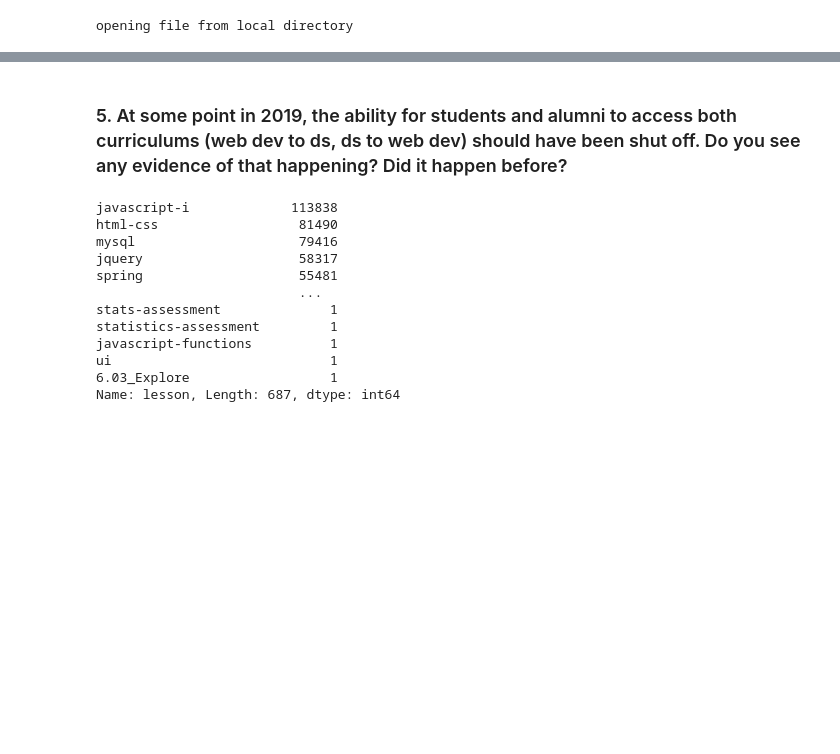
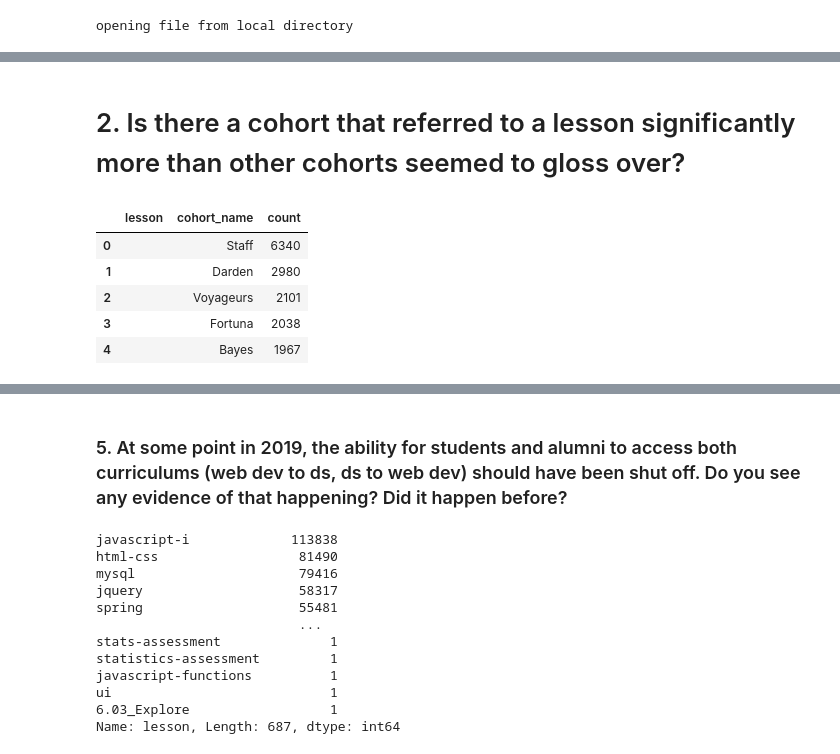
Before and after one commit to Adam-Harris87/anomaly-detection-exercises, a Jupyter notebook: anomaly_detection_exercise.ipynb, the cells around one changed output, grey strips where cells are left out. Drawn from its saved outputs; the diff is of its cells as text; code cells hidden in the pictures; blank space fills up the shorter version.

```diff
--- a/anomaly_detection_exercise.ipynb
+++ b/anomaly_detection_exercise.ipynb
@@ -28,0 +79,2 @@ traffic
+# %% [markdown]
+# 2. Is there a cohort that referred to a lesson significantly more than other cohorts seemed to gloss over?
@@ -28,0 +85,9 @@ traffic
+# %%
+lesson_df1.head()
+# %% [output]
+|  | lesson | cohort_name | count |
+| 0 |  | Staff | 6340 |
+| 1 |  | Darden | 2980 |
+| 2 |  | Voyageurs | 2101 |
+| 3 |  | Fortuna | 2038 |
+| 4 |  | Bayes | 1967 |
```
Also changed, not shown: parts of 16 cells of this notebook, 4 other files.
